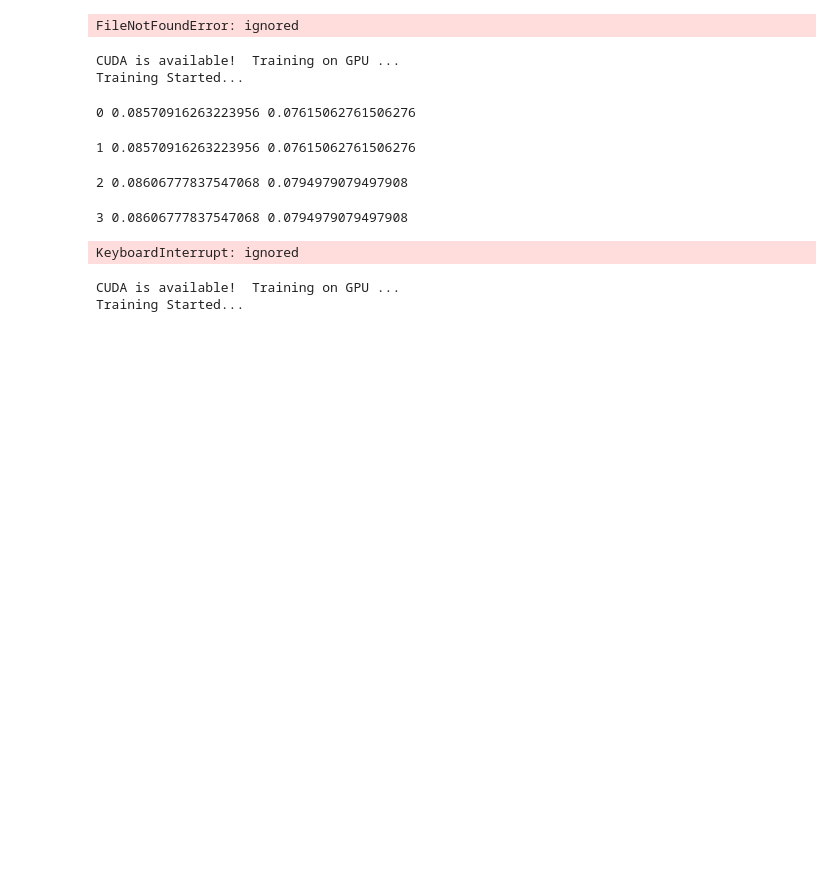
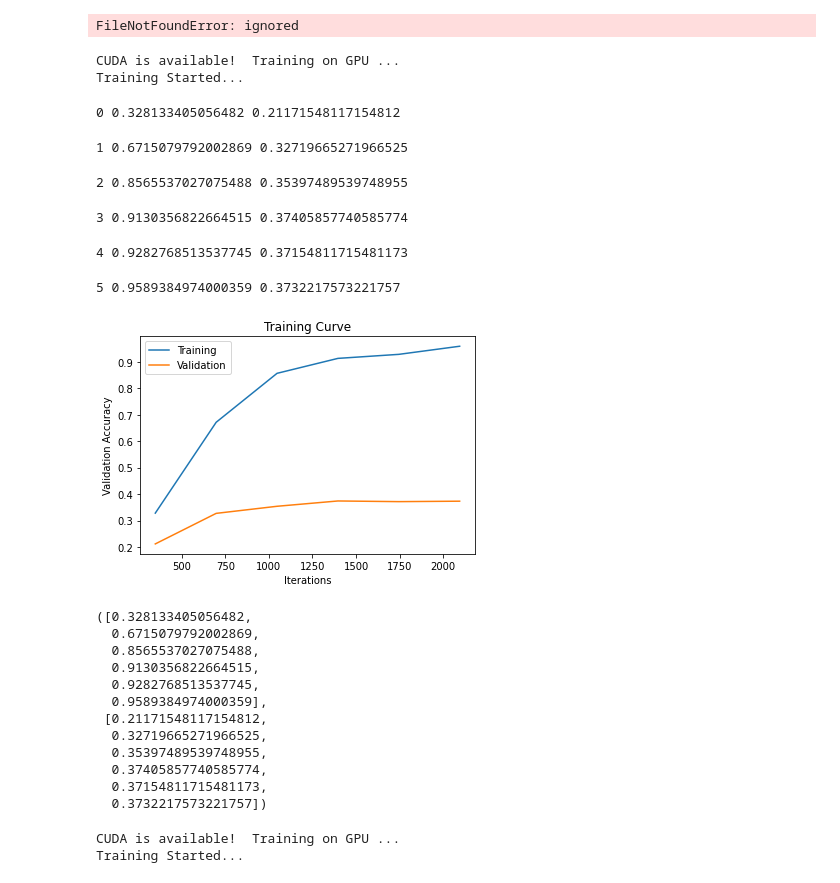
Before and after one commit to husseing/A.I-JORDAN, a Jupyter notebook: Jordan1_13_ONLY_Group_44_AIR_Jordan.ipynb, the cells around one changed output. Cells and saved outputs as stored; diff of their text form; code cells hidden in the pictures; blank space fills up the shorter version.

```diff
--- a/Jordan1_13_ONLY_Group_44_AIR_Jordan.ipynb
+++ b/Jordan1_13_ONLY_Group_44_AIR_Jordan.ipynb
@@ -519,26 +558,40 @@ FileNotFoundError: ignored
 # %%
 #BATCH SIZE 16, Learning rate 0.0025
 use_cuda = True
 Michael16= CNNClassifier()
 #ALNC = alexNet.features
 
 if use_cuda and torch.cuda.is_available():
   #ALNC.cuda()
   Michael16.cuda()
   print('CUDA is available!  Training on GPU ...')
 else:
   print('CUDA is not available.  Training on CPU ...')
 
 #proper model
-train(Michael16, train_loader16, val_loader16, num_epochs=5, learn_rate=0.0025)
+train(Michael16, train_loader16, val_loader16, num_epochs=6, learn_rate=0.0025)
 # %% [output]
 CUDA is available!  Training on GPU ...
 Training Started...
-0 0.08570916263223956 0.07615062761506276
+0 0.328133405056482 0.21171548117154812
-1 0.08570916263223956 0.07615062761506276
+1 0.6715079792002869 0.32719665271966525
-2 0.08606777837547068 0.0794979079497908
+2 0.8565537027075488 0.35397489539748955
-3 0.08606777837547068 0.0794979079497908
+3 0.9130356822664515 0.37405857740585774
-KeyboardInterrupt: ignored
+4 0.9282768513537745 0.37154811715481173
+5 0.9589384974000359 0.3732217573221757
+[figure, added]
+([0.328133405056482,
+  0.6715079792002869,
+  0.8565537027075488,
+  0.9130356822664515,
+  0.9282768513537745,
+  0.9589384974000359],
+ [0.21171548117154812,
+  0.32719665271966525,
+  0.35397489539748955,
+  0.37405857740585774,
+  0.37154811715481173,
+  0.3732217573221757])
 # %%
 #BATCH SIZE 16, Learning rate 0.0025
 use_cuda = True
```
Also changed, not shown: parts of 10 cells of this notebook.
